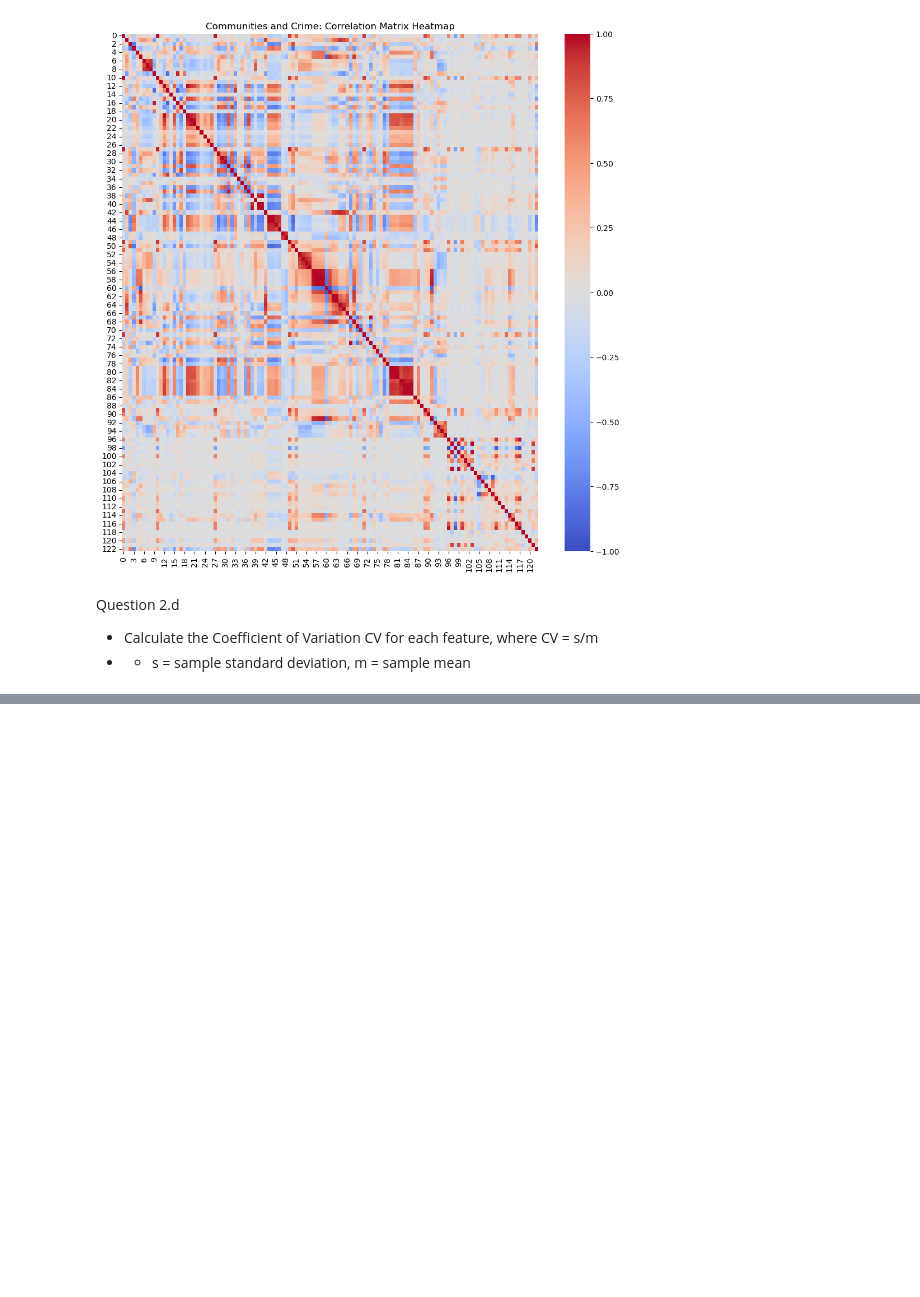
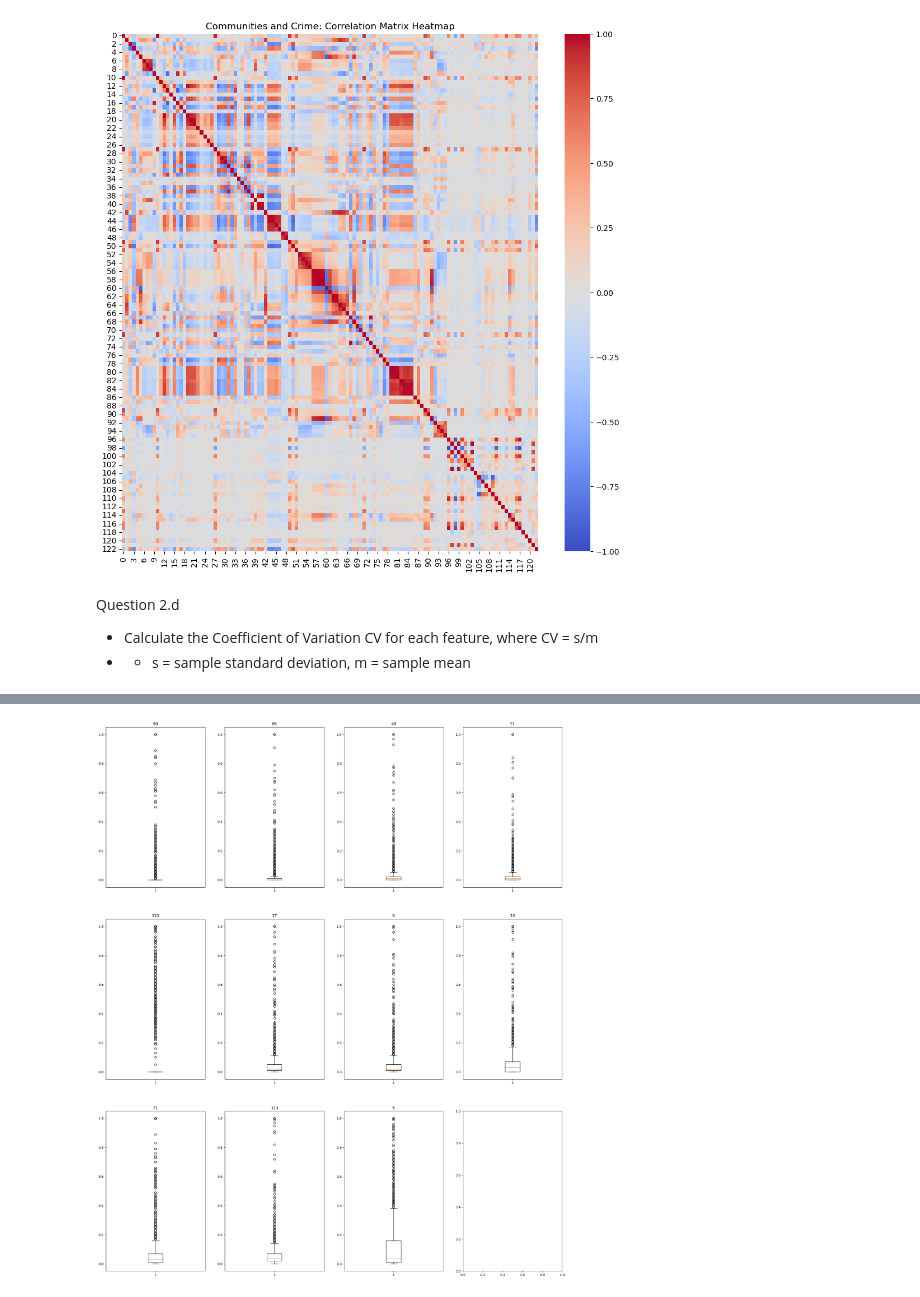
Before and after one commit to brynndafoe02/dsci552_summer2026, a Jupyter notebook: Dafoe_Brynn_HW5/notebook/Dafoe_Brynn_HW5.ipynb, the cells around one changed output, grey strips where cells are left out. Cells and saved outputs as stored; diff of their text form; code cells hidden in the pictures; blank space fills up the shorter version.

```diff
--- a/Dafoe_Brynn_HW5/notebook/Dafoe_Brynn_HW5.ipynb
+++ b/Dafoe_Brynn_HW5/notebook/Dafoe_Brynn_HW5.ipynb
@@ -283,0 +327,12 @@ coeff_var_df = pd.DataFrame({"StdDev" : cdf_stddev, "Mean" : cdf_mean, "CV" : cd
+# %%
+# BOX PLOTS
+fig, axes = plt.subplots(3, 4, figsize=(25, 30))
+axes = axes.flatten()
+
+for i in range(len(feats_highest_cv_index)):
+    feat = feats_highest_cv_index[i]
+    axes[i].boxplot(c_df[feat])
+    axes[i].set_title(feat)
+plt.show()
+# %% [output]
+[figure, added]
```
Also changed, not shown: parts of 5 cells of this notebook.
